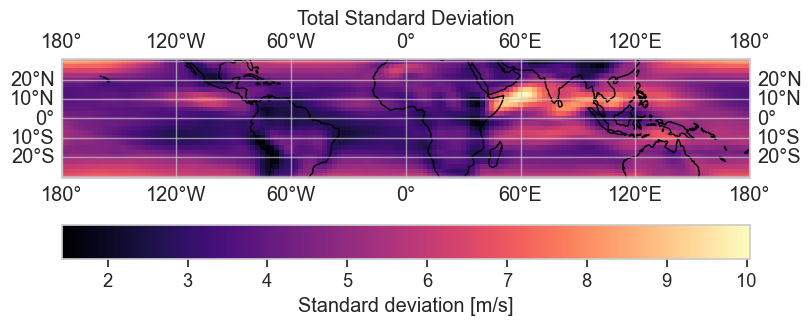
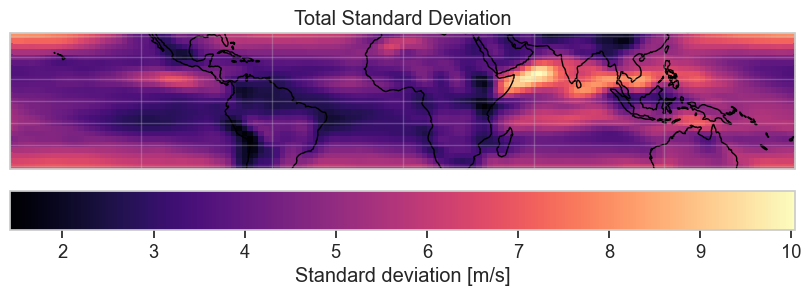
The change to this notebook cell's code, shown as a diff; its figure went from the first image to the second:
--- before
+++ after
@@ -4,5 +4,5 @@
                      cmap='magma',)
 ax.coastlines()
-ax.gridlines(draw_labels=True, alpha=0.7,)
+ax.gridlines(draw_labels=False, alpha=0.3,)
 plt.colorbar(plot, orientation='horizontal', label='Standard deviation [m/s]')
 plt.title('Total Standard Deviation');

Commit: Update execution counts in frequency decomposition notebook